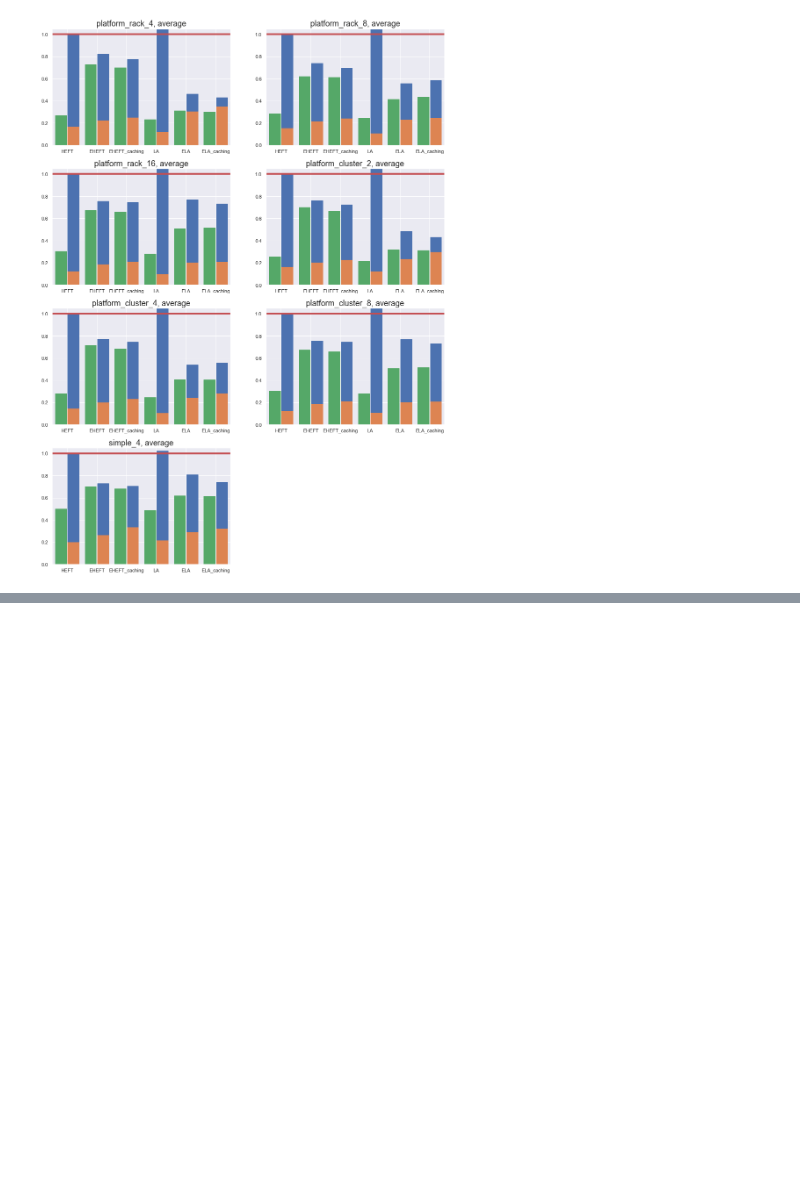
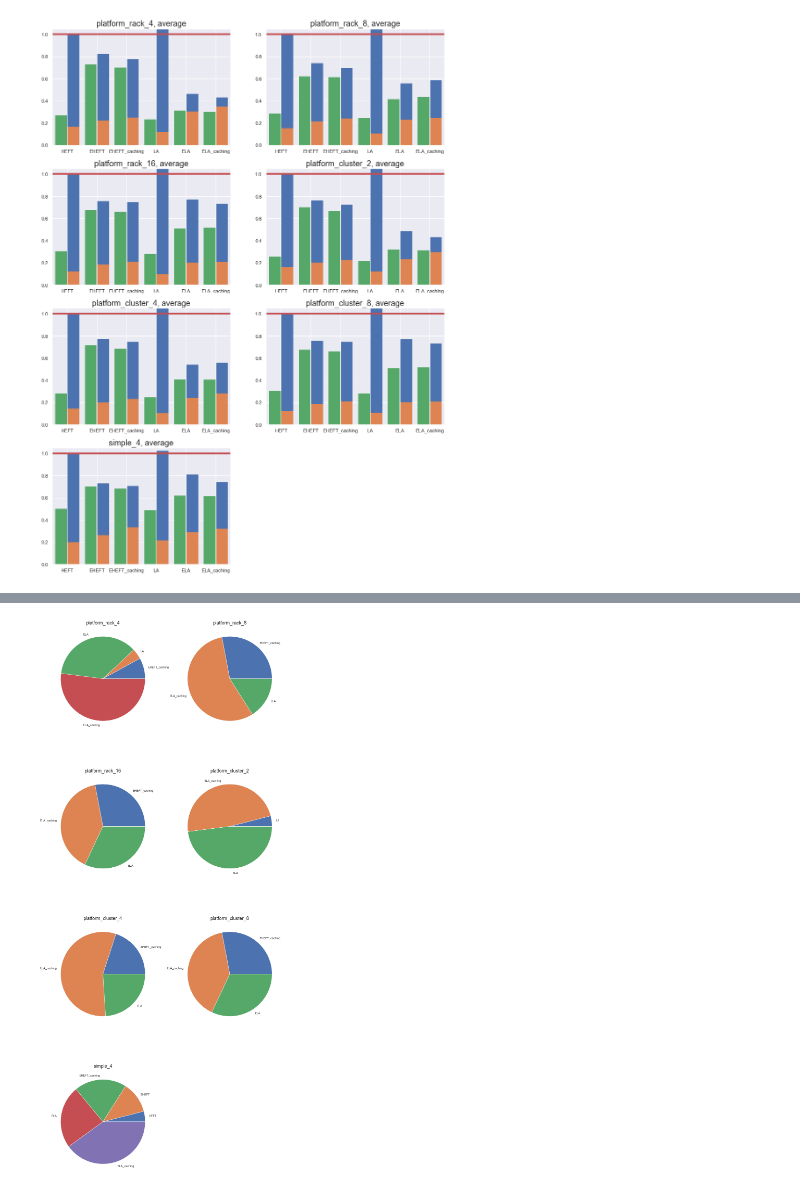
Before and after one commit to PreFX48/thesis, a Jupyter notebook: experiment-4/results/results.ipynb, the cells around one changed output, grey strips where cells are left out. Saved outputs shown, nothing was run; the diff lists cells and outputs as text; code cells hidden in the pictures; blank space fills up the shorter version.

```diff
--- a/experiment-4/results/results.ipynb
+++ b/experiment-4/results/results.ipynb
@@ -147,0 +210,23 @@ for i, (workflow, workflow_results) in enumerate(sorted(by_platform_and_worflow.
+# %%
+best_by_platform = {}
+min_makespans = {}
+for r in results:
+    best_by_platform.setdefault(r['platform'], {})
+    best_by_platform[r['platform']][r['algorithm']['name']] = 0
+    min_makespans.setdefault(r['platform'], {})
+    min_makespans[r['platform']].setdefault(r['tasks'], [])
+    min_makespans[r['platform']][r['tasks']].append((r['makespan'], r['algorithm']['name']))
+
+for platform in min_makespans:
+    for wf in min_makespans[platform]:
+        best_makespan, best_algorithm = min(min_makespans[platform][wf])
+        best_by_platform[platform][best_algorithm] += 1
+# %%
+plt.figure(figsize=(16, 40))
+for i, (platform, platform_results) in enumerate(sorted(best_by_platform.items(), key=platform_sort_key)):
+    plt.subplot((len(best_by_platform)+1)//2, 2, i+1)
+    labels, values = zip(*[(k, v) for (k, v) in platform_results.items() if v > 0])
+    plt.pie(values, labels=labels)
+    plt.title(f'{platform}', fontsize=18)
+# %% [output]
+[figure, added]
```
Also changed, not shown: parts of 6 cells of this notebook, 30 other files.
